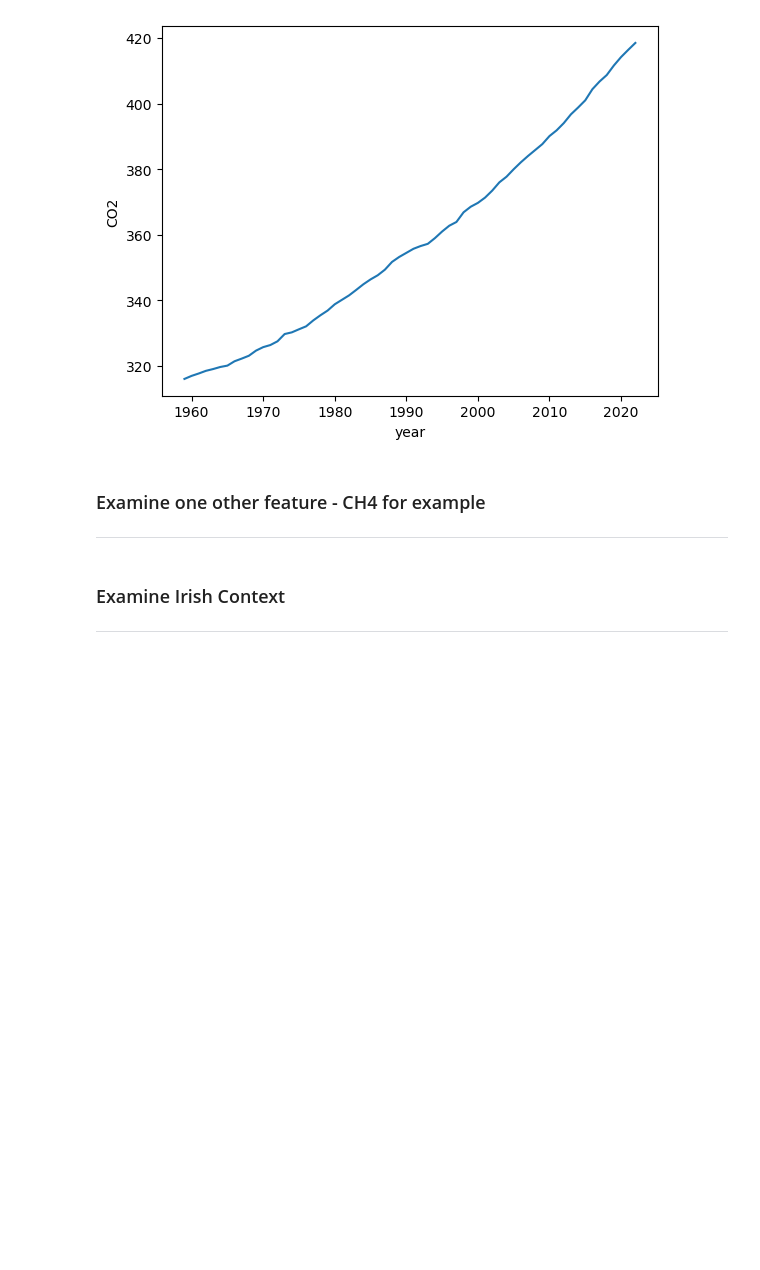
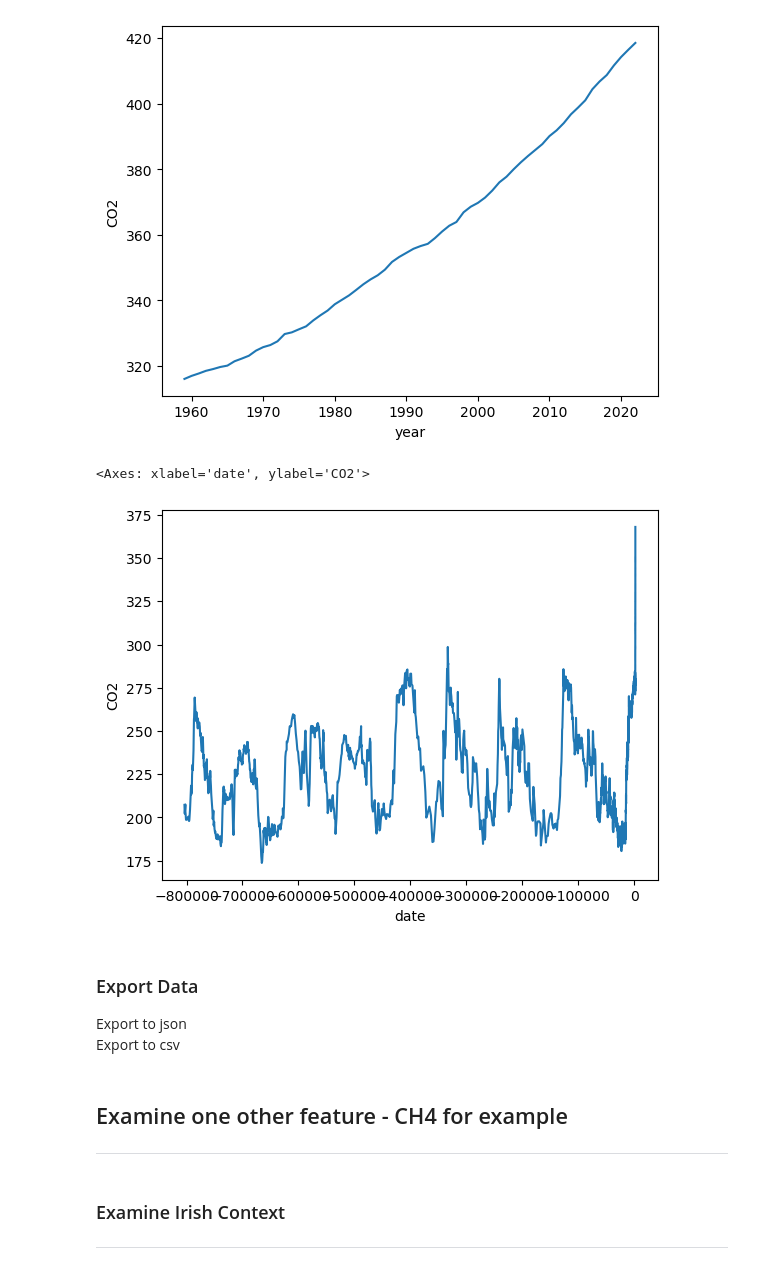
Before and after one commit to PeeBs68/prog_da_project2, a Jupyter notebook: project2.ipynb, the cells around one changed output. Cells and saved outputs as stored; diff of their text form; code cells hidden in the pictures; blank space fills up the shorter version.

Commit message:
Adding plots for CO2 Data

```diff
--- a/project2.ipynb
+++ b/project2.ipynb
@@ -22,6 +27,7 @@ import pandas as pd
 # Need to installxlrd to reaad .xls file
 # pip install xlrd
 
-ncei_df = pd.read_excel("https://www.ncei.noaa.gov/pub/data/paleo/icecore/antarctica/antarctica2015co2.xls", sheet_name="CO2 Composite",skiprows = range(1, 15))
+ncei_df_col_names = ["year", "CO2", 'sigma']
+ncei_df = pd.read_excel("https://www.ncei.noaa.gov/pub/data/paleo/icecore/antarctica/antarctica2015co2.xls", sheet_name="CO2 Composite",skiprows = range(1, 15),names=ncei_df_col_names)
 gml_df_col_names = ["year", "CO2", 'UNC']
 gml_df = pd.read_csv("https://gml.noaa.gov/webdata/ccgg/trends/co2/co2_annmean_mlo.csv",skiprows=44, sep=",", names=gml_df_col_names)
@@ -59,0 +34,4 @@ gml_df
+# %%
+new_ncei_df = 1950-ncei_df['year']
+ncei_df['date'] = new_ncei_df
+ncei_df['date'] = ncei_df['date'].astype(int)
@@ -74,8 +53,18 @@ sns.lineplot(data=gml_df, x='year', y='CO2')
 # %% [output]
 <Axes: xlabel='year', ylabel='CO2'>
 [figure]
+# %%
+sns.lineplot(data=ncei_df, x='date', y='CO2')
+# %% [output]
+<Axes: xlabel='date', ylabel='CO2'>
+[figure, added]
+# %% [markdown]
+### Export Data
+
+Export to json
+Export to csv
 # %% [markdown]
-### Examine one other feature - CH4 for example
+## Examine one other feature - CH4 for example
 
 
 
```
Also changed, not shown: parts of 10 cells of this notebook.
